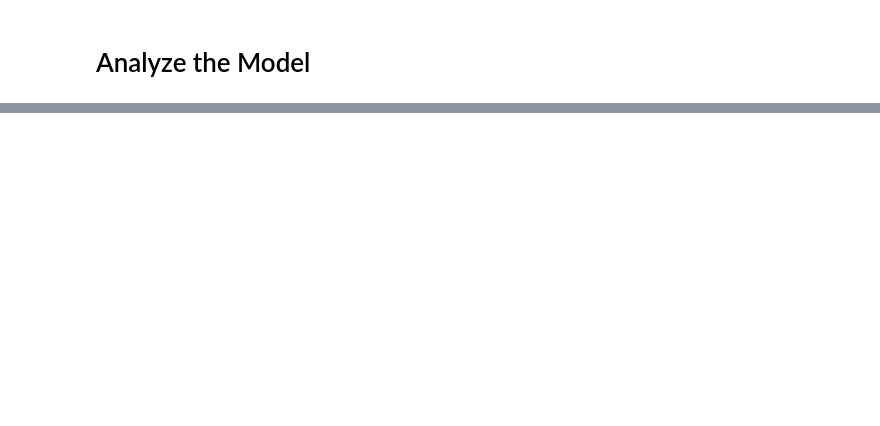
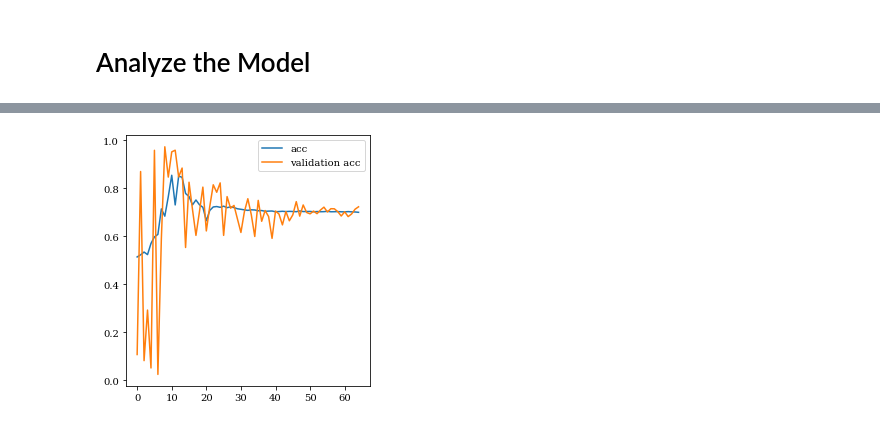
Before and after one commit to erichuangyf/copy_EMD_VAE, a Jupyter notebook: PFN/PFN_exp.ipynb, the cells around one changed output, grey strips where cells are left out. Saved outputs shown, nothing was run; the diff lists cells and outputs as text; code cells hidden in the pictures; blank space fills up the shorter version.

```diff
--- a/PFN/PFN_exp.ipynb
+++ b/PFN/PFN_exp.ipynb
@@ -219,0 +227,7 @@ plt.show()
+# %%
+plt.plot(hist1.history["acc"],label="acc")
+plt.plot(hist1.history["val_acc"],label="validation acc")
+plt.legend()
+plt.show()
+# %% [output]
+[figure, added]
```
Also changed, not shown: parts of 10 cells of this notebook.
